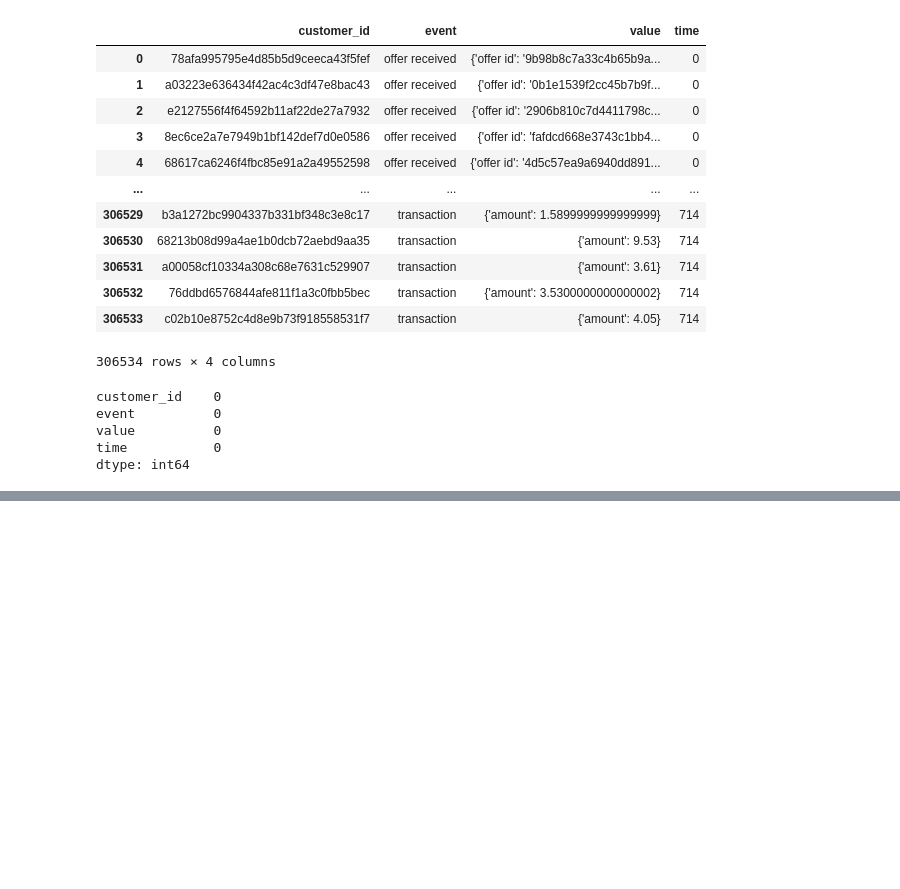
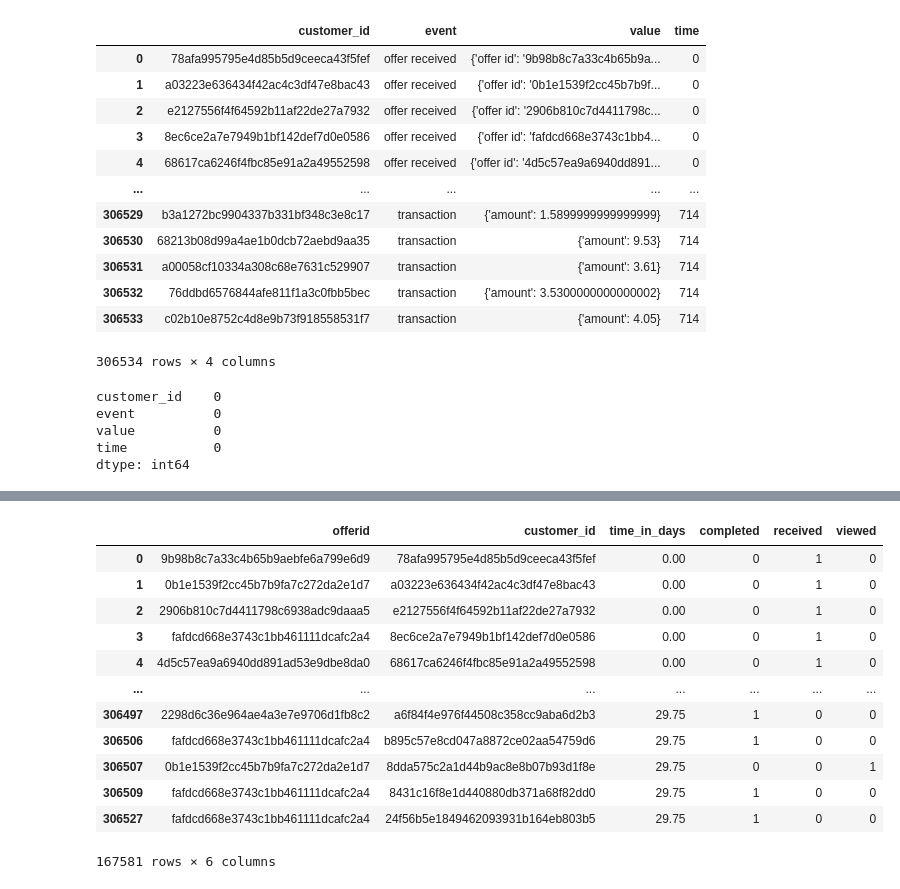
Before and after one commit to Arjunar92/Starbucks_Customer_Segmentation_Project, a Jupyter notebook: Starbucks_Capstone_Data_Exploration.ipynb, the cells around one changed output, grey strips where cells are left out. Drawn from its saved outputs; the diff is of its cells as text; code cells hidden in the pictures; blank space fills up the shorter version.

```diff
--- a/Starbucks_Capstone_Data_Exploration.ipynb
+++ b/Starbucks_Capstone_Data_Exploration.ipynb
@@ -386,0 +365,16 @@ offers_type[offers_type['offer_type']== 'bogo']
+# %%
+offers
+# %% [output]
+|  | offerid | customer_id | time_in_days | completed | received | viewed |
+| 0 | 9b98b8c7a33c4b65b9aebfe6a799e6d9 | 78afa995795e4d85b5d9ceeca43f5fef | 0.00 | 0 | 1 | 0 |
+| 1 | 0b1e1539f2cc45b7b9fa7c272da2e1d7 | a03223e636434f42ac4c3df47e8bac43 | 0.00 | 0 | 1 | 0 |
+| 2 | 2906b810c7d4411798c6938adc9daaa5 | e2127556f4f64592b11af22de27a7932 | 0.00 | 0 | 1 | 0 |
+| 3 | fafdcd668e3743c1bb461111dcafc2a4 | 8ec6ce2a7e7949b1bf142def7d0e0586 | 0.00 | 0 | 1 | 0 |
+| 4 | 4d5c57ea9a6940dd891ad53e9dbe8da0 | 68617ca6246f4fbc85e91a2a49552598 | 0.00 | 0 | 1 | 0 |
+| ... | ... | ... | ... | ... | ... | ... |
+| 306497 | 2298d6c36e964ae4a3e7e9706d1fb8c2 | a6f84f4e976f44508c358cc9aba6d2b3 | 29.75 | 1 | 0 | 0 |
+| 306506 | fafdcd668e3743c1bb461111dcafc2a4 | b895c57e8cd047a8872ce02aa54759d6 | 29.75 | 1 | 0 | 0 |
+| 306507 | 0b1e1539f2cc45b7b9fa7c272da2e1d7 | 8dda575c2a1d44b9ac8e8b07b93d1f8e | 29.75 | 0 | 0 | 1 |
+| 306509 | fafdcd668e3743c1bb461111dcafc2a4 | 8431c16f8e1d440880db371a68f82dd0 | 29.75 | 1 | 0 | 0 |
+| 306527 | fafdcd668e3743c1bb461111dcafc2a4 | 24f56b5e1849462093931b164eb803b5 | 29.75 | 1 | 0 | 0 |
+167581 rows × 6 columns
```
Also changed, not shown: parts of 8 cells of this notebook.
